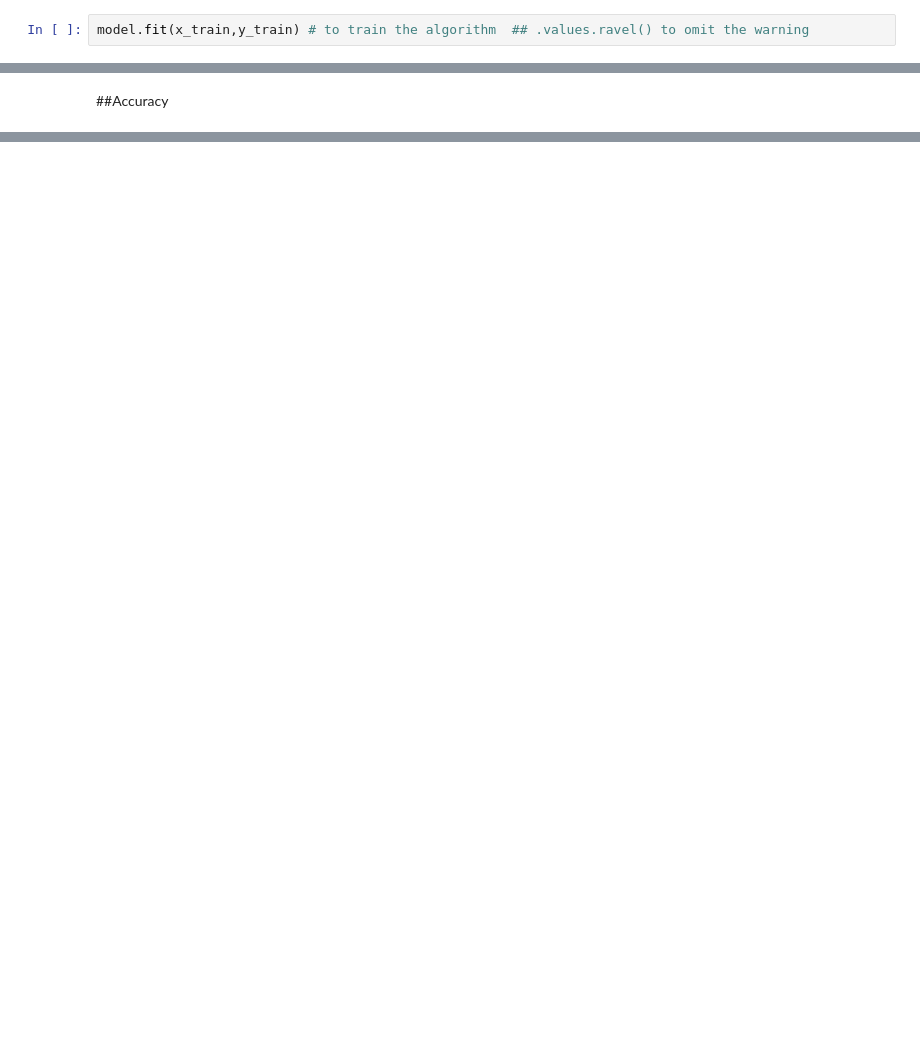
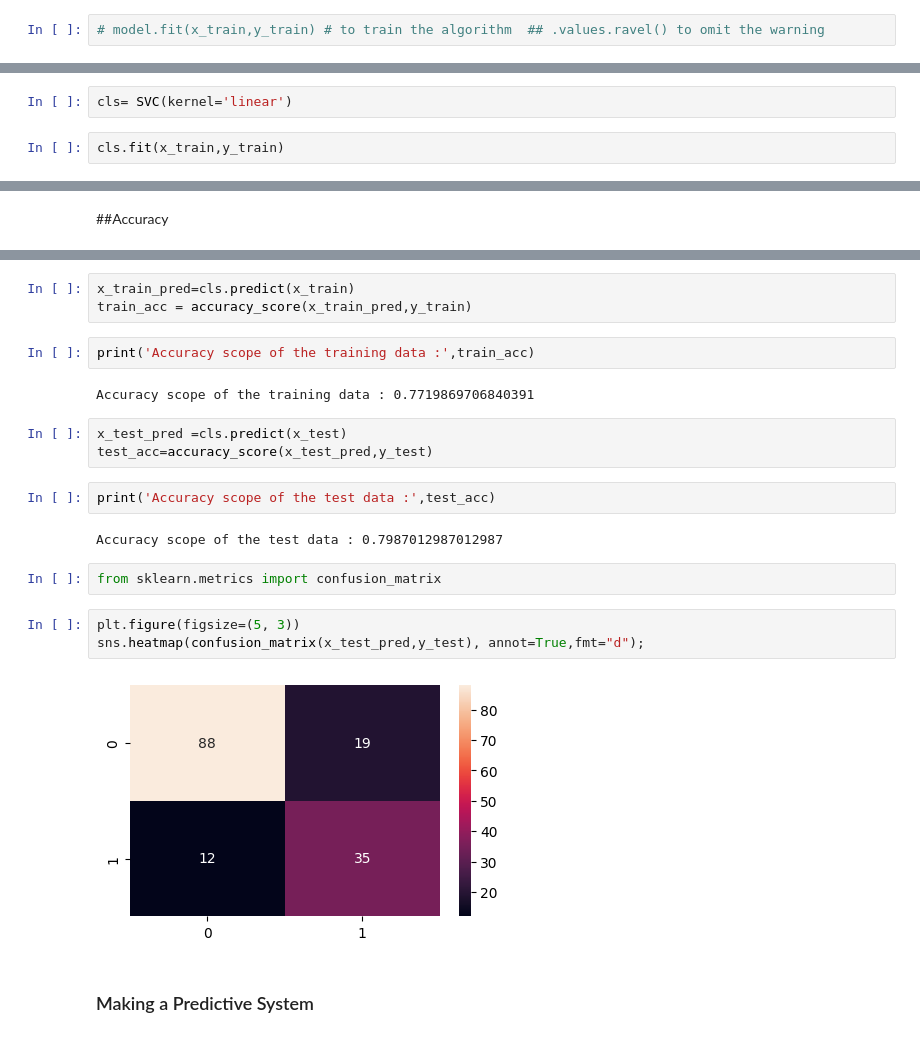
Before and after one commit to selvavivaan/Machine-Learning-selva, a Jupyter notebook: Diabetes_Dataset.ipynb, the cells around one changed output, grey strips where cells are left out. Cells and saved outputs as stored; diff of their text form; blank space fills up the shorter version.

```diff
--- a/Diabetes_Dataset.ipynb
+++ b/Diabetes_Dataset.ipynb
@@ -161,2 +194,2 @@ model=RandomForestClassifier(max_leaf_nodes=10,criterion='gini')
 # %%
-model.fit(x_train,y_train) # to train the algorithm  ## .values.ravel() to omit the warning
+# model.fit(x_train,y_train) # to train the algorithm  ## .values.ravel() to omit the warning
@@ -174,0 +196,4 @@ print(y_predicted)
+# %%
+cls= SVC(kernel='linear')
+# %%
+cls.fit(x_train,y_train)
@@ -184,0 +206,23 @@ sns.pairplot(diabetes_df)
+# %%
+x_train_pred=cls.predict(x_train)
+train_acc = accuracy_score(x_train_pred,y_train)
+# %%
+print('Accuracy scope of the training data :',train_acc)
+# %% [output]
+Accuracy scope of the training data : 0.7719869706840391
+# %%
+x_test_pred =cls.predict(x_test)
+test_acc=accuracy_score(x_test_pred,y_test)
+# %%
+print('Accuracy scope of the test data :',test_acc)
+# %% [output]
+Accuracy scope of the test data : 0.7987012987012987
+# %%
+from sklearn.metrics import confusion_matrix
+# %%
+plt.figure(figsize=(5, 3))
+sns.heatmap(confusion_matrix(x_test_pred,y_test), annot=True,fmt="d");
+# %% [output]
+[figure, added]
+# %% [markdown]
+### Making a Predictive System
```
Also changed, not shown: parts of 50 cells of this notebook.
